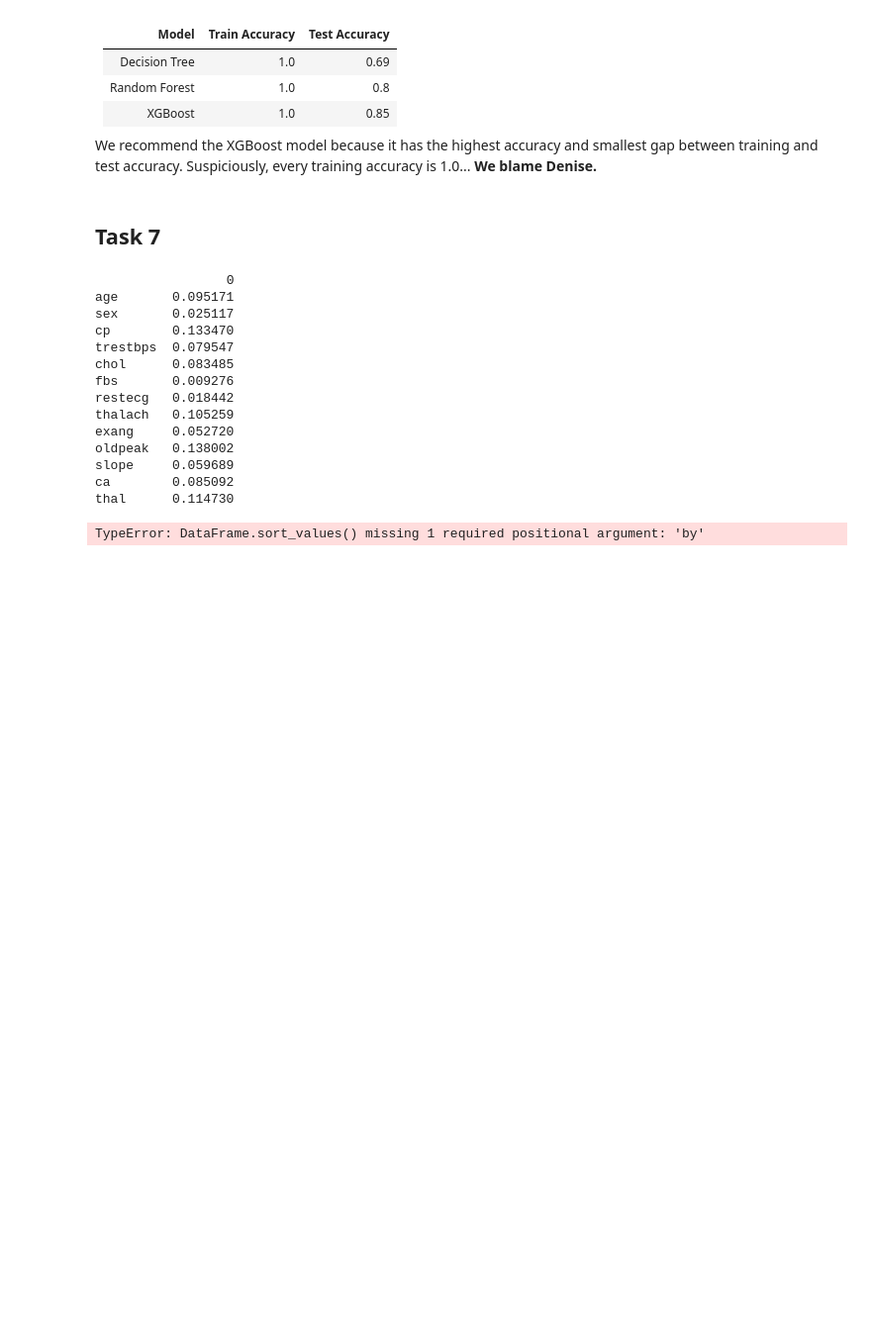
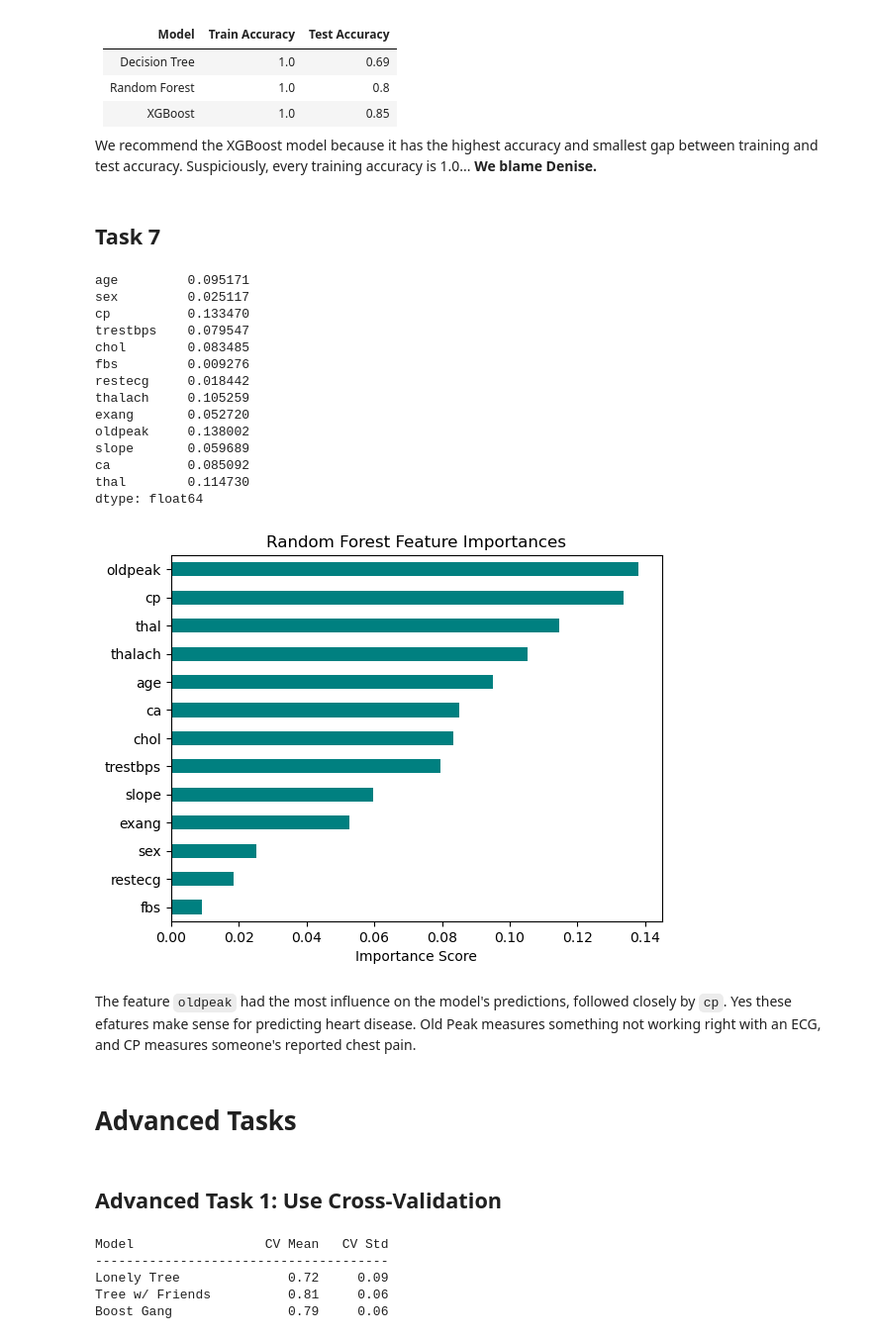
Before and after one commit to S-Shockley/MLEnsemble-Committee-of-Trees, a Jupyter notebook: TreeGathering.ipynb, the cells around one changed output. Shown at 99% size. Cells and saved outputs as stored; diff of their text form; code cells hidden in the pictures; blank space fills up the shorter version.

```diff
--- a/TreeGathering.ipynb
+++ b/TreeGathering.ipynb
@@ -140,23 +140,51 @@ We recommend the XGBoost model because it has the highest accuracy and smallest
 # %% [markdown]
 ## Task 7
 # %%
-rf_importances = pd.DataFrame(rf.feature_importances_, index=list(X.columns))
+rf_importances = pd.Series(rf.feature_importances_, index=list(X.columns))
 print(rf_importances)
+
 rf_importances = rf_importances.sort_values(ascending=True)
-rf_importances.plot(kind='barh')
+rf_importances.plot(kind='barh', color='teal')
+plt.title('Random Forest Feature Importances')
+plt.xlabel('Importance Score')
+plt.show()
 # %% [output]
-                 0
-age       0.095171
-sex       0.025117
-cp        0.133470
-trestbps  0.079547
-chol      0.083485
-fbs       0.009276
-restecg   0.018442
-thalach   0.105259
-exang     0.052720
-oldpeak   0.138002
-slope     0.059689
-ca        0.085092
-thal      0.114730
+age         0.095171
+sex         0.025117
+cp          0.133470
+trestbps    0.079547
+chol        0.083485
+fbs         0.009276
+restecg     0.018442
+thalach     0.105259
+exang       0.052720
+oldpeak     0.138002
+slope       0.059689
+ca          0.085092
+thal        0.114730
+dtype: float64
-TypeError: DataFrame.sort_values() missing 1 required positional argument: 'by'
+[figure, added]
+# %% [markdown]
+The feature `oldpeak` had the most influence on the model's predictions, followed closely by `cp`. Yes these efatures make sense for predicting heart disease. Old Peak measures something not working right with an ECG, and CP measures someone's reported chest pain.
+# %% [markdown]
+# Advanced Tasks
+# %% [markdown]
+## Advanced Task 1: Use Cross-Validation
+# %%
+models = {
+    'Lonely Tree': dt,
+    'Tree w/ Friends': rf,
+    'Boost Gang': xgb
+}
+
+print(f"{'Model':<20} {'CV Mean':>8}  {'CV Std':>7}")
+print("-" * 38)
+for name,model in models.items():
+    scores = cross_val_score(model, X, y, cv = 5, scoring='accuracy')
+    print(f"{name:<20} {scores.mean():>8.2f}  {scores.std():>7.2f}")
+# %% [output]
+Model                 CV Mean   CV Std
+--------------------------------------
+Lonely Tree              0.72     0.09
+Tree w/ Friends          0.81     0.06
+Boost Gang               0.79     0.06
```
Also changed, not shown: parts of 3 cells of this notebook.
